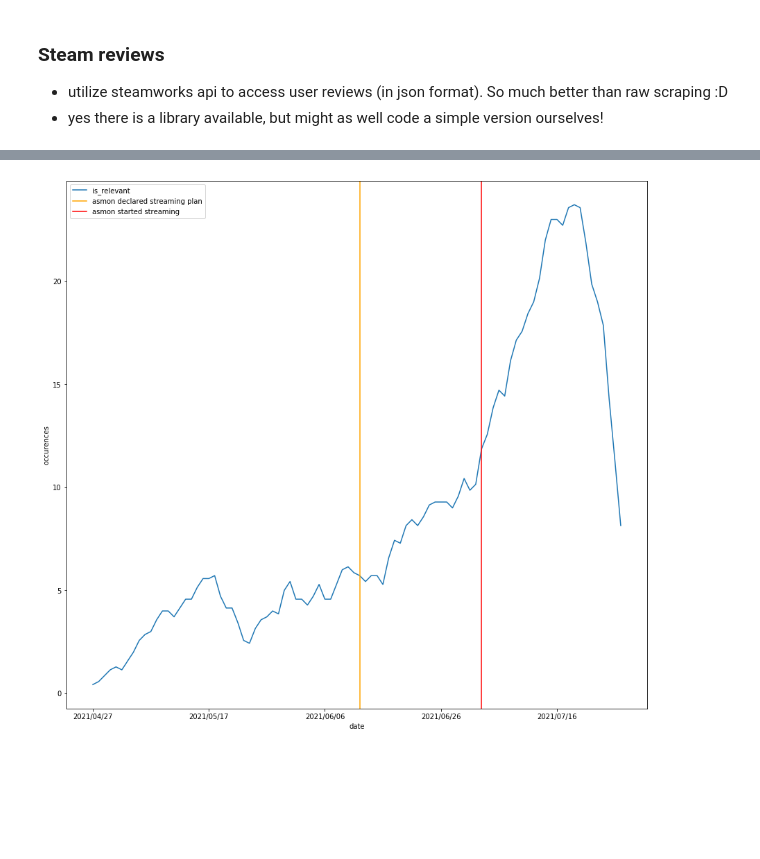
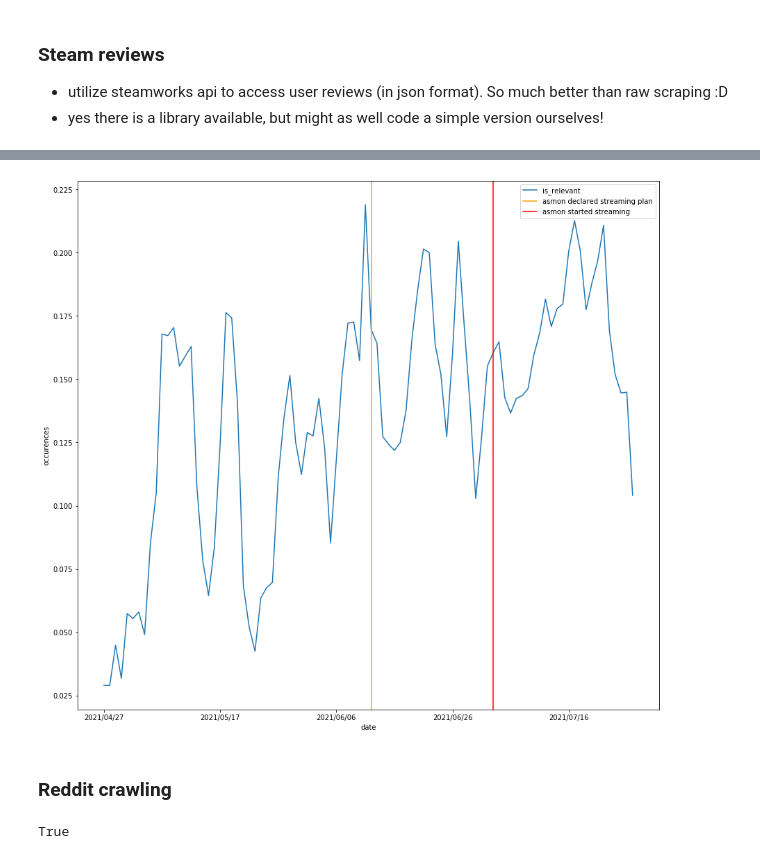
Before and after one commit to ShutongLi/Asmongold, a Jupyter notebook: result.ipynb, the cells around one changed output, grey strips where cells are left out. Drawn from its saved outputs; the diff is of its cells as text; code cells hidden in the pictures; blank space fills up the shorter version.

```diff
--- a/result.ipynb
+++ b/result.ipynb
@@ -31,6 +29,8 @@ data.head()
 | 3 | nice | 2021/07/27 | 1 | 0 | 0.504587 | 0 |
 | 4 | First time playing an MMO so i ha... | 2021/07/27 | 0 | 0 | 0.000000 | 0 |
 # %%
-steam_analytics.generate_relevancy_graph(data, smooth=True, N=7)
+steam_analytics.generate_relevancy_graph(data, smooth=True, N=3)
 # %% [output]
-[figure, old version]
+[figure, new version]
+# %% [markdown]
+### Reddit crawling
@@ -36,0 +45,4 @@ steam_analytics.generate_relevancy_graph(data, smooth=True, N=7)
+# %%
+print(reddit.read_only)
+# %% [output]
+True
```
Also changed, not shown: parts of 4 cells of this notebook, 1 other file.
